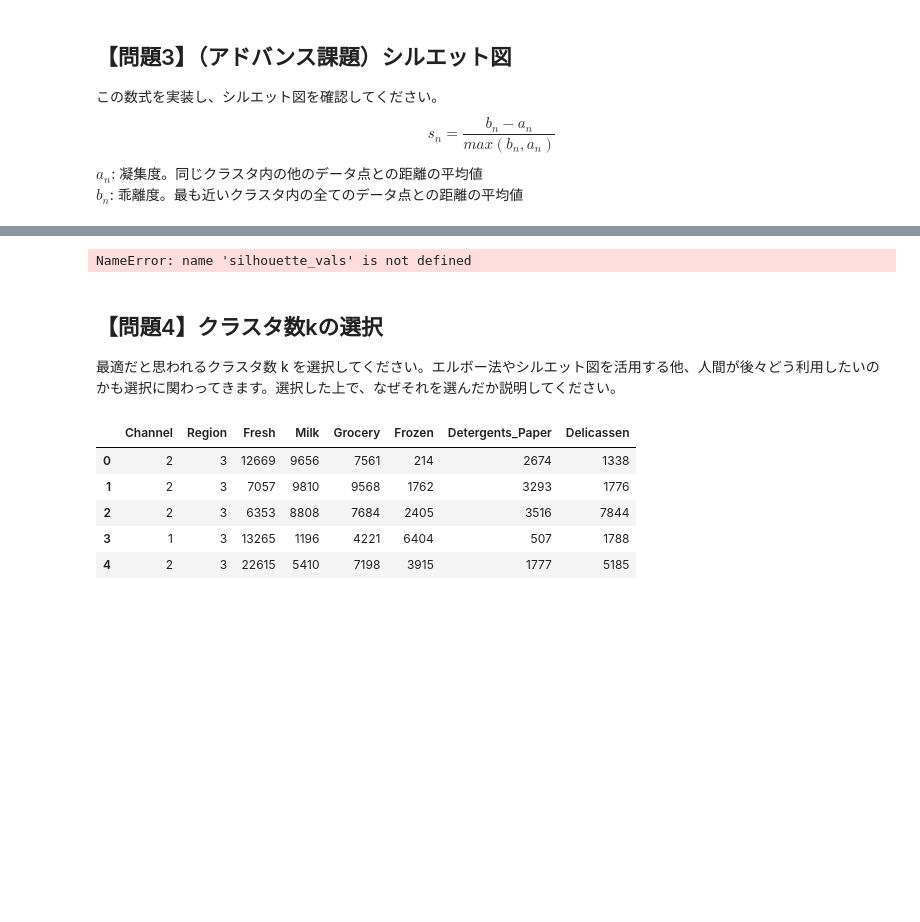
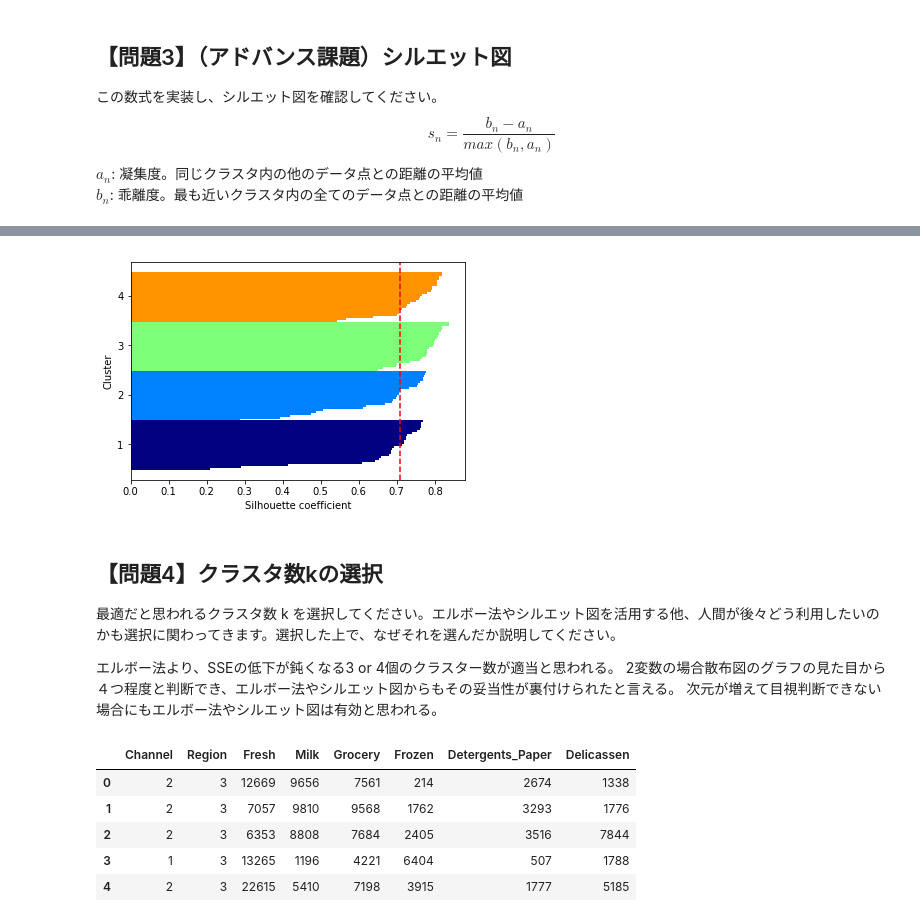
Before and after one commit to ohmorimori/diveintocode-ml, a Jupyter notebook: diveintocode-term1/sprint/sprint7/sprint7-ml-scratch-clustering.ipyn.ipynb, the cells around one changed output, grey strips where cells are left out. Drawn from its saved outputs; the diff is of its cells as text; code cells hidden in the pictures; blank space fills up the shorter version.

```diff
--- a/diveintocode-term1/sprint/sprint7/sprint7-ml-scratch-clustering.ipyn.ipynb
+++ b/diveintocode-term1/sprint/sprint7/sprint7-ml-scratch-clustering.ipyn.ipynb
@@ -177,23 +169,13 @@ def get_norm(pnt, std):
         dst = ((vec * vec).sum(axis=1)).reshape(-1,1)
         return dst
 
-def is_belonging_to_cluster(d, n_neigbors):
+def is_belonging_to_cluster(d, n_clusters):
         min_idx = d.argmin(1)
         r = np.zeros((len(d), 0))
-        for i in range(n_neighbors):
+        for i in range(n_clusters):
                 r = np.concatenate([r, (min_idx == i).reshape(-1, 1)],axis=1)
         return r
-"""
-def update_centroid(mu, d, n_neighbors):
-        min_idx = d.argmin(1)
-        for i in range(n_neighbors):
-                #centroidに近い点が一つもなければ最も遠い点に
-                if (X[min_idx == i].sum() == 0):
-                        mu[i, :] = np.array(X[d.argmax(0)[i]])
-                else:
-                        mu[i, :] = np.array(X[min_idx == i]).mean(axis=0)
-        return mu
-"""
+
 def update_centroid(mu, r , n_neighbors):
 
         for i in range(n_neighbors):
@@ -402,8 +368,8 @@ k
 n = 30
 sse = np.empty((n, 1))
 for i in range(1, n):
-        clf = ScratchKMeans(n_neighbors=i)
-        clf.fit(X)
-        cluster, sse[i] = clf.predict(X)
+        km = ScratchKMeans(n_clusters=i)
+        km.fit(X)
+        clst, d, sse[i] = km.predict(X)
 sse
 # %% [output]
@@ -441,30 +458,38 @@ $b_{n}$: 乖離度。最も近いクラスタ内の全てのデータ点との
 # %%
 #シルエット図を表示するためのコード
+from sklearn.metrics import silhouette_samples
 from matplotlib import cm
+
+#シルエット係数
+silhouette_vals = silhouette_samples(X,cluster,metric='euclidean')
 
 y_ax_lower, y_ax_upper = 0, 0
 yticks = []
 for i, c in enumerate(cluster_labels):
-    c_silhouette_vals = silhouette_vals[y_km == c]
+    c_silhouette_vals = silhouette_vals[cluster == c]
     c_silhouette_vals.sort()
     y_ax_upper += len(c_silhouette_vals)
     color = cm.jet(i / n_clusters)
     plt.barh(range(y_ax_lower, y_ax_upper), c_silhouette_vals, height=1.0, edgecolor='none', color=color)
     yticks.append((y_ax_lower + y_ax_upper) / 2)
     y_ax_lower += len(c_silhouette_vals)
-
+silhouette_avg = np.mean(silhouette_vals)
 plt.axvline(silhouette_avg, color="red", linestyle="--")
 plt.yticks(yticks, cluster_labels + 1)
 plt.ylabel('Cluster')
 plt.xlabel('Silhouette coefficient')
 plt.show()
 # %% [output]
-NameError: name 'silhouette_vals' is not defined
+[figure, added]
 # %% [markdown]
 ## 【問題4】クラスタ数kの選択
 最適だと思われるクラスタ数
 k
  を選択してください。エルボー法やシルエット図を活用する他、人間が後々どう利用したいのかも選択に関わってきます。選択した上で、なぜそれを選んだか説明してください。
+
+エルボー法より、SSEの低下が鈍くなる3 or 4個のクラスター数が適当と思われる。
+2変数の場合散布図のグラフの見た目から４つ程度と判断でき、エルボー法やシルエット図からもその妥当性が裏付けられたと言える。
+次元が増えて目視判断できない場合にもエルボー法やシルエット図は有効と思われる。
 # %%
 #read data
 import pandas as pd
```
Also changed, not shown: parts of 16 cells of this notebook.
